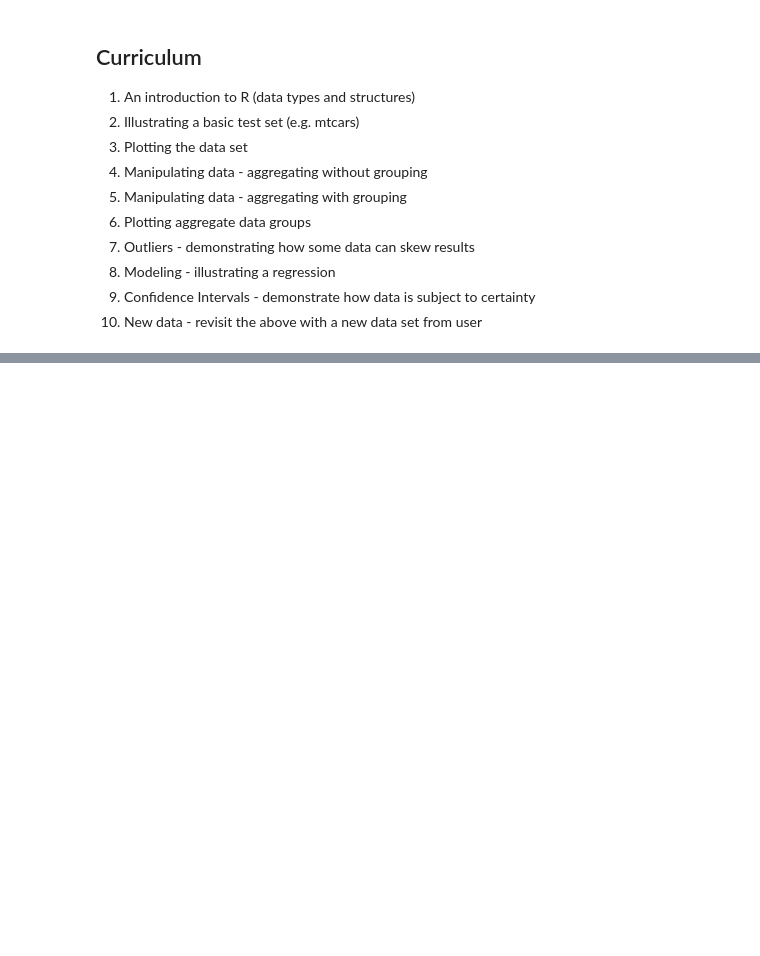
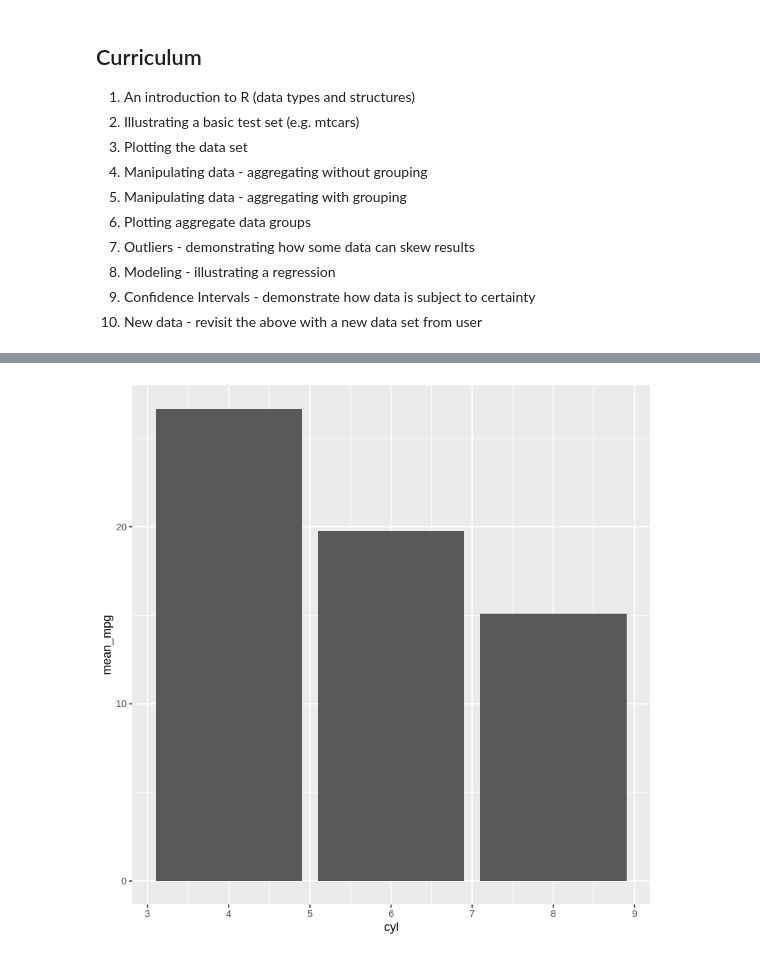
Before and after one commit to dexlau/cs6460, a Jupyter notebook: statistical_literacy_codelab.ipynb, the cells around one changed output, grey strips where cells are left out. Cells and saved outputs as stored; diff of their text form; code cells hidden in the pictures; blank space fills up the shorter version.

```diff
--- a/statistical_literacy_codelab.ipynb
+++ b/statistical_literacy_codelab.ipynb
@@ -68,0 +142,8 @@ plot(x, sin(x))
+# %%
+mpg_stats <- mtcars %>%
+  group_by(cyl) %>%  # Separate data into groups based on cylinder count.
+  summarise_each(
+    mpg,  # Indicate the column we want to summarize.
+    funs=funs(mean_mpg=mean)) %>%  # Calculate mean for each group.
+  as_tibble()
+print(mpg_stats)
@@ -68,0 +161,5 @@ plot(x, sin(x))
+# %%
+ggplot(mpg_stats, aes(x=cyl,y=mean_mpg)) +
+  geom_bar(stat='identity')  # 'identity' indicate values are the bar heights.
+# %% [output]
+[figure, added]
```
Also changed, not shown: parts of 45 cells of this notebook.
